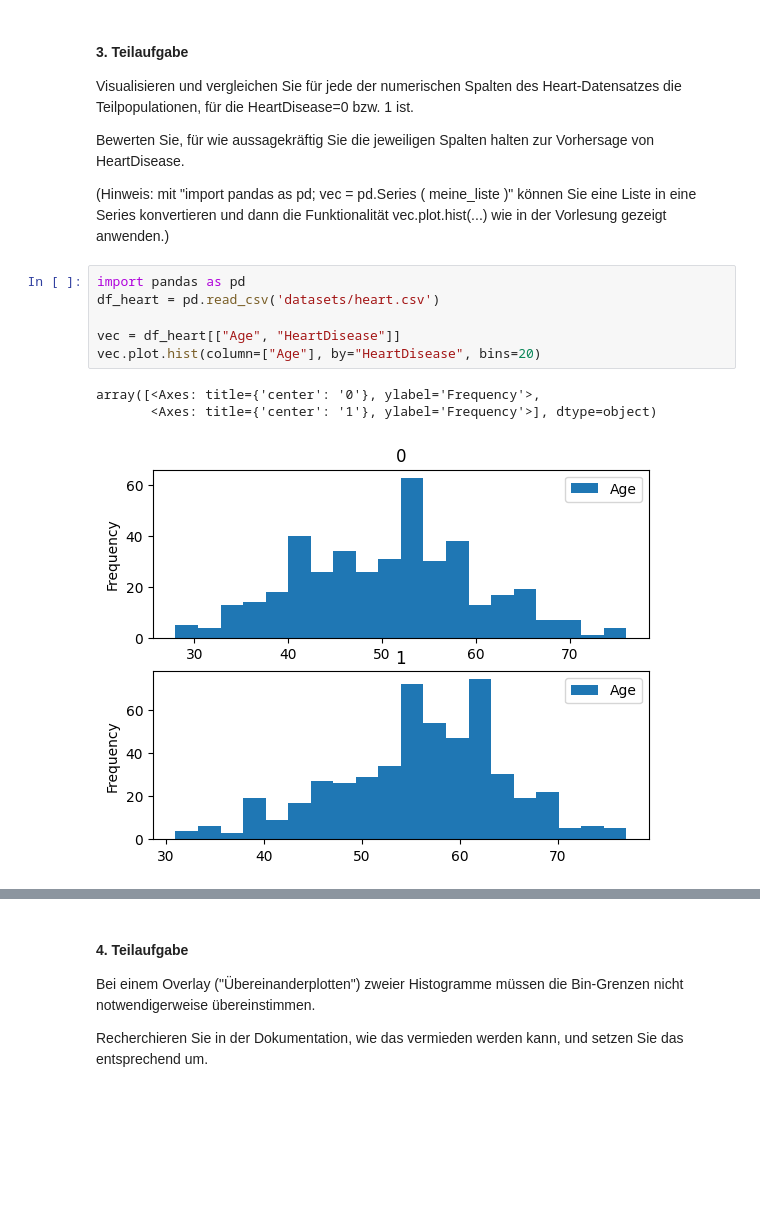
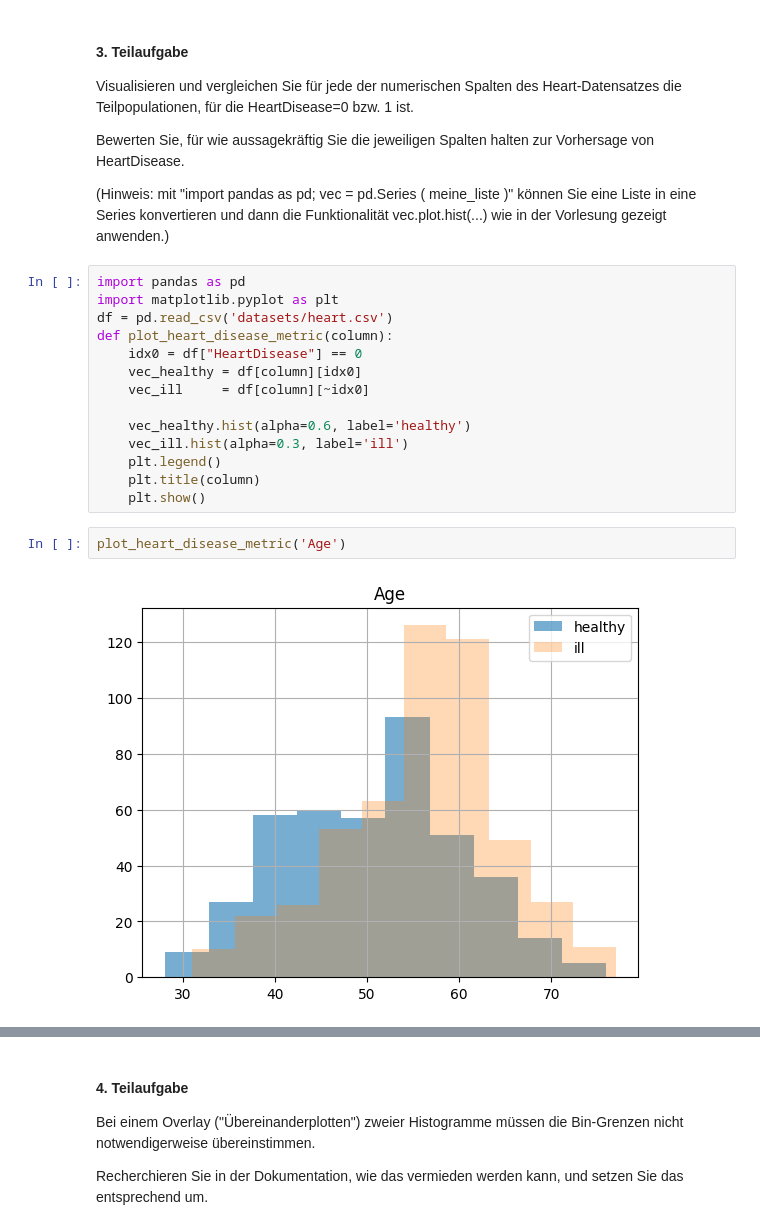
Before and after one commit to MartinElsaesser/data-science, a Jupyter notebook: exercises/exercise1/exercise1.ipynb, the cells around one changed output, grey strips where cells are left out. Saved outputs shown, nothing was run; the diff lists cells and outputs as text; blank space fills up the shorter version.

```diff
--- a/exercises/exercise1/exercise1.ipynb
+++ b/exercises/exercise1/exercise1.ipynb
@@ -64,13 +77,21 @@ Visualisieren und vergleichen Sie für jede der numerischen Spalten des Heart-Da
 Bewerten Sie, für wie aussagekräftig Sie die jeweiligen Spalten halten zur Vorhersage von HeartDisease.
 
 (Hinweis: mit "import pandas as pd; vec = pd.Series ( meine_liste )" können Sie eine Liste in eine Series konvertieren und dann die Funktionalität vec.plot.hist(...) wie in der Vorlesung gezeigt anwenden.)
-# %%
-import pandas as pd
-df_heart = pd.read_csv('datasets/heart.csv')
-
-vec = df_heart[["Age", "HeartDisease"]]
-vec.plot.hist(column=["Age"], by="HeartDisease", bins=20)
-# %% [output]
-array([<Axes: title={'center': '0'}, ylabel='Frequency'>,
-       <Axes: title={'center': '1'}, ylabel='Frequency'>], dtype=object)
-[figure, removed]
+# %%
+import pandas as pd
+import matplotlib.pyplot as plt
+df = pd.read_csv('datasets/heart.csv')
+def plot_heart_disease_metric(column):
+	idx0 = df["HeartDisease"] == 0
+	vec_healthy = df[column][idx0]
+	vec_ill 	= df[column][~idx0]
+
+	vec_healthy.hist(alpha=0.6, label='healthy')
+	vec_ill.hist(alpha=0.3, label='ill')
+	plt.legend()
+	plt.title(column)
+	plt.show()
+# %%
+plot_heart_disease_metric('Age')
+# %% [output]
+[figure, added]
```
Also changed, not shown: parts of 13 cells of this notebook.
